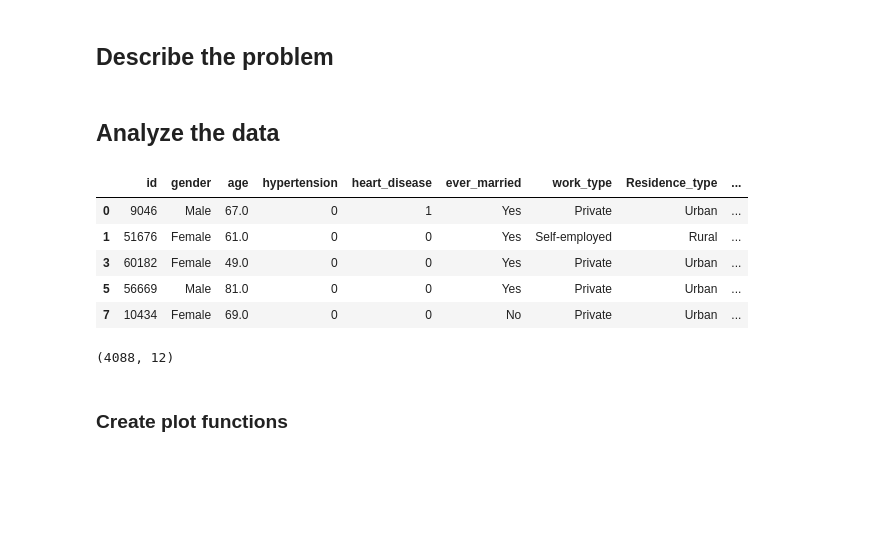
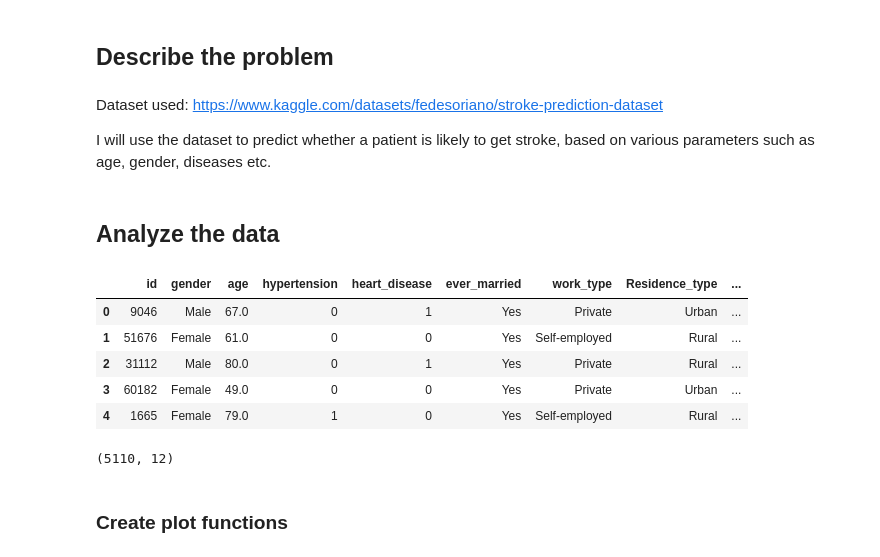
Before and after one commit to Kolo-Naukowe-Data-Science-PW/Rekrutacja_2022, a Jupyter notebook: zadanie_machine_learning/main.ipynb, the cells around one changed output. Cells and saved outputs as stored; diff of their text form; code cells hidden in the pictures; blank space fills up the shorter version.

```diff
--- a/zadanie_machine_learning/main.ipynb
+++ b/zadanie_machine_learning/main.ipynb
@@ -8,25 +12,28 @@ plt.rcParams["figure.facecolor"] = "white"
 plt.rcParams["axes.facecolor"] = "white"
 # %% [markdown]
 ## Describe the problem
+# %% [markdown]
+Dataset used: https://www.kaggle.com/datasets/fedesoriano/stroke-prediction-dataset
+
+I will use the dataset to predict whether a patient is likely to get stroke, based on various parameters such as age, gender, diseases etc.
 # %% [markdown]
 ## Analyze the data
 # %%
 df = pd.read_csv("data.csv")
-df_test = df.sample(frac=0.2, random_state=25)
-df = df.drop(df_test.index)
+init_shape = df.shape
 TARGET = "stroke"
 df.head()
 # %% [output]
 |  | id | gender | age | hypertension | heart_disease | ever_married | work_type | Residence_type | ... |
 | 0 | 9046 | Male | 67.0 | 0 | 1 | Yes | Private | Urban | ... |
 | 1 | 51676 | Female | 61.0 | 0 | 0 | Yes | Self-employed | Rural | ... |
+| 2 | 31112 | Male | 80.0 | 0 | 1 | Yes | Private | Rural | ... |
 | 3 | 60182 | Female | 49.0 | 0 | 0 | Yes | Private | Urban | ... |
-| 5 | 56669 | Male | 81.0 | 0 | 0 | Yes | Private | Urban | ... |
-| 7 | 10434 | Female | 69.0 | 0 | 0 | No | Private | Urban | ... |
+| 4 | 1665 | Female | 79.0 | 1 | 0 | Yes | Self-employed | Rural | ... |
 # %%
 df.shape
 # %% [output]
-(4088, 12)
+(5110, 12)
 # %% [markdown]
 ### Create plot functions
 # %%
```
Also changed, not shown: parts of 50 cells of this notebook, 1 other file.
